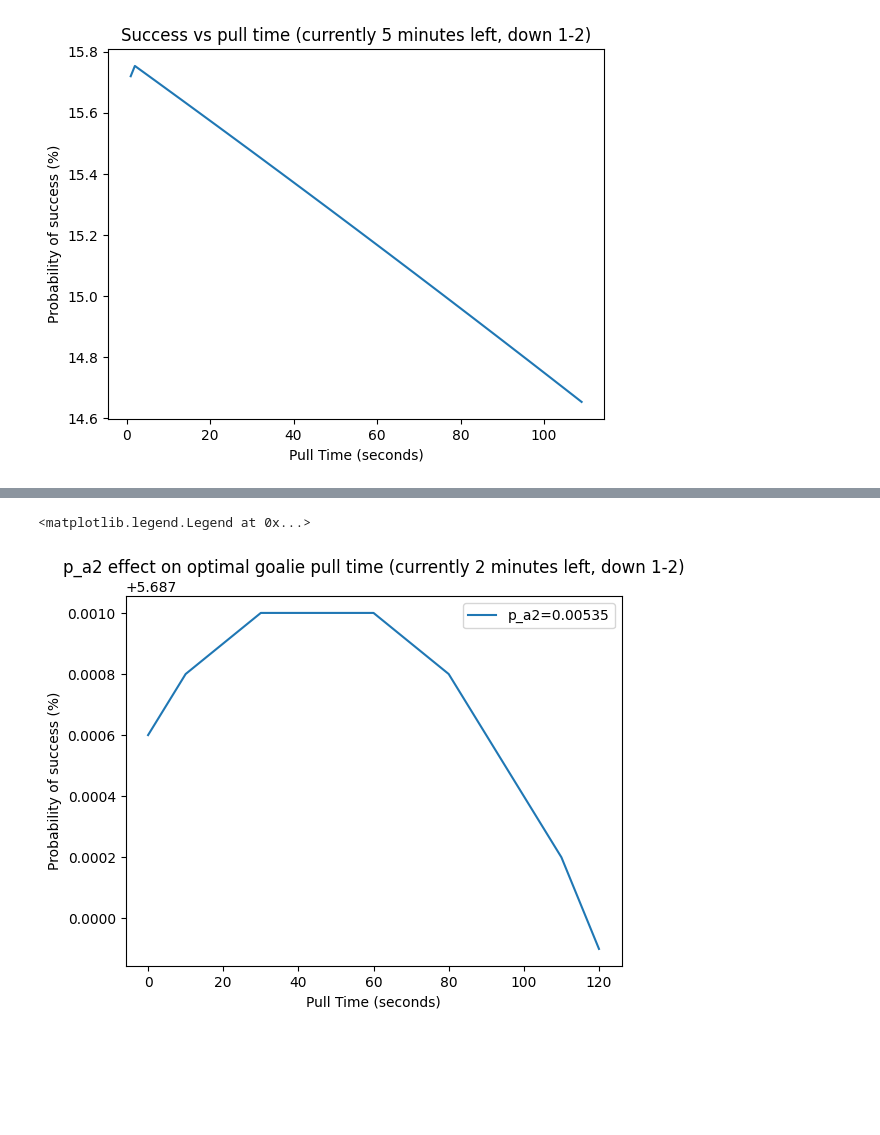
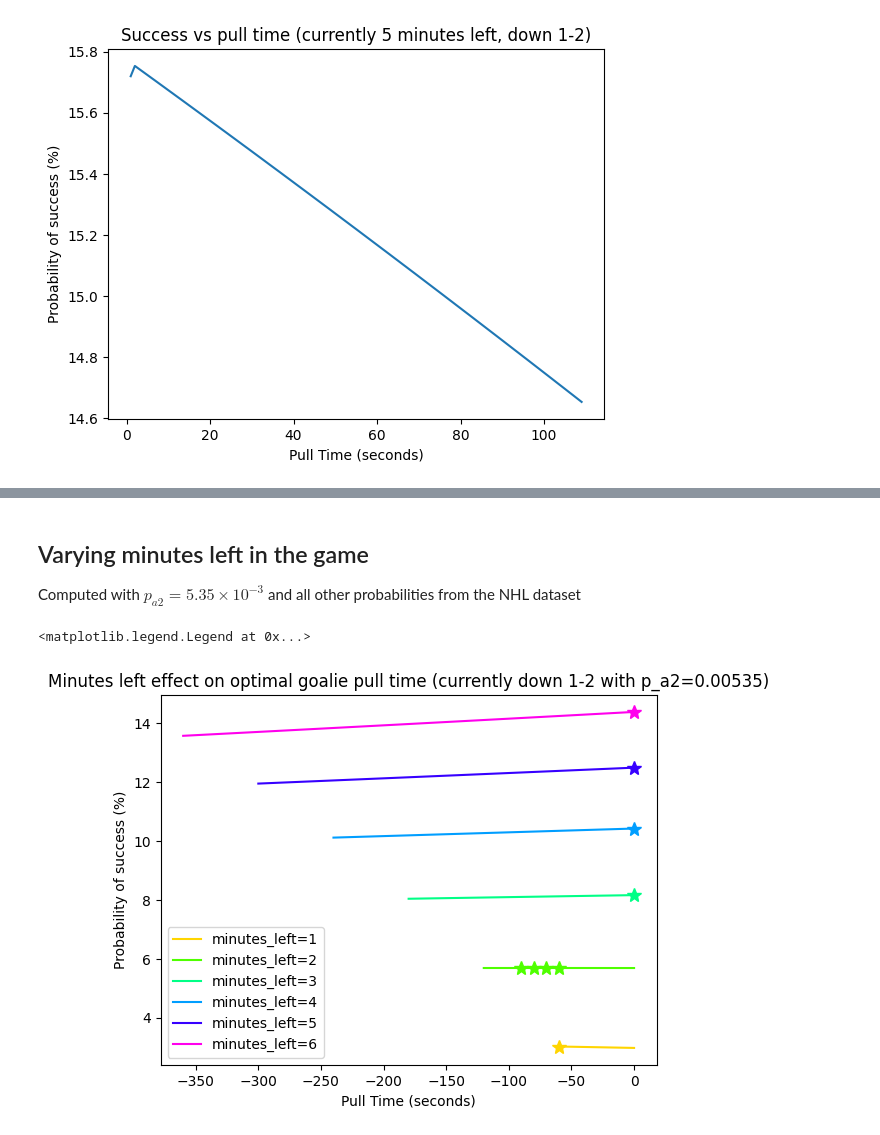
Before and after one commit to ryan-moreno/CS524-project, a Jupyter notebook: optimization/visualize_results.ipynb, the cells around one changed output, grey strips where cells are left out. Cells and saved outputs as stored; diff of their text form; code cells hidden in the pictures; blank space fills up the shorter version.

Commit message:
Try varying # minutes left in game

```diff
--- a/optimization/visualize_results.ipynb
+++ b/optimization/visualize_results.ipynb
@@ -83,11 +84,11 @@ plt.title("Success vs pull time (currently 5 minutes left, down 1-2)")
 
 # Find the pull time with the highest probability
 max_prob = decisions_df["prob_success"].max()
-best_pull_time = decisions_df[decisions_df["prob_success"] == max_prob][
+best_pull_times = decisions_df[decisions_df["prob_success"] == max_prob][
     "pull_time"
 ].values[0]
 display(
-    f"Pull the goalie after {best_pull_time} seconds for the highest probability of success"
+    f"Pull the goalie after {best_pull_times} seconds for the highest probability of success"
 )
 # %% [output]
 'Pull the goalie after 2 seconds for the highest probability of success'
@@ -119,26 +186,51 @@ plt.legend()
+# %% [markdown]
+## Varying minutes left in the game
+
+Computed with $p_{a2} = 5.35 \times 10^{-3}$ and all other probabilities from the NHL dataset
 # %%
 decisions_df = pkl.load(
     open(
-        "results/down1to2_2minleft_vary-pa2.pkl",
+        "results/down1to2_vary-minutesleft.pkl",
         "rb",
     )
 )
-p_a2 = 5.35 * 10 ** -3
-decisions_df_p_a2 = decisions_df[decisions_df["p_a2"] == p_a2]
-# Plot pull time vs probability of success
-plt.plot(
-    decisions_df_p_a2["pull_time"],
-    decisions_df_p_a2["prob_success"],
-    label=f"p_a2={p_a2}",
-)
+
+# Make the time that the game ends 0
+decisions_df["pull_time"] = decisions_df["pull_time"] - decisions_df["minutes_left"] * 60
+
+mins_left_options = decisions_df["minutes_left"].unique()
+
+# Create a color pallete with a different color per option
+palette = sns.color_palette("hsv", len(mins_left_options))
+color_map = dict(zip(mins_left_options, palette))
+
+
+for mins_left in mins_left_options:
+    decisions_df_mins_left = decisions_df[decisions_df["minutes_left"] == mins_left]
+    # Plot pull time vs probability of success
+    plt.plot(
+        decisions_df_mins_left["pull_time"],
+        decisions_df_mins_left["prob_success"],
+        label=f"minutes_left={mins_left}",
+        color=color_map[mins_left],
+    )
+
+    # Find point(s) with highest probability of success
+    max_prob = decisions_df_mins_left["prob_success"].max()
+    best_pull_times = decisions_df_mins_left[
+        decisions_df_mins_left["prob_success"] == max_prob
+    ]["pull_time"]
+    for pull_time in best_pull_times:
+        opt_color = color_map[mins_left]
+        plt.plot(pull_time, max_prob, "r*", markersize=10, color=opt_color)
 
 # label x axis
 plt.xlabel("Pull Time (seconds)")
 plt.ylabel("Probability of success (%)")
 plt.title(
-    "p_a2 effect on optimal goalie pull time (currently 2 minutes left, down 1-2)"
+    "Minutes left effect on optimal goalie pull time (currently down 1-2 with p_a2=0.00535)"
 )
 plt.legend()
 # %% [output]
 <matplotlib.legend.Legend at 0x...>
-[figure, old version]
+[figure, new version]
```
Also changed, not shown: parts of 6 cells of this notebook, 2 other files.
